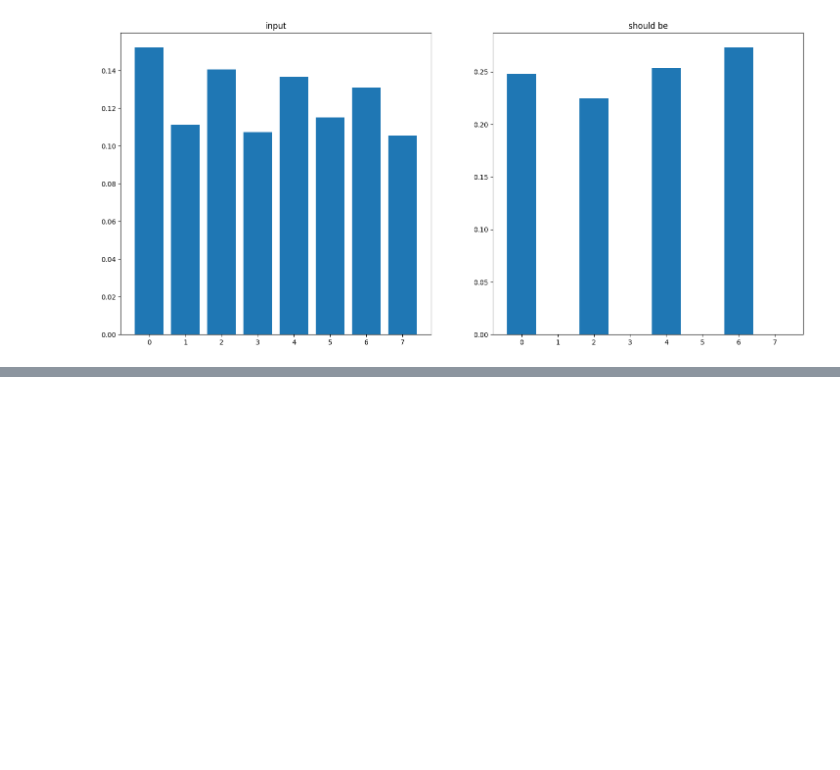
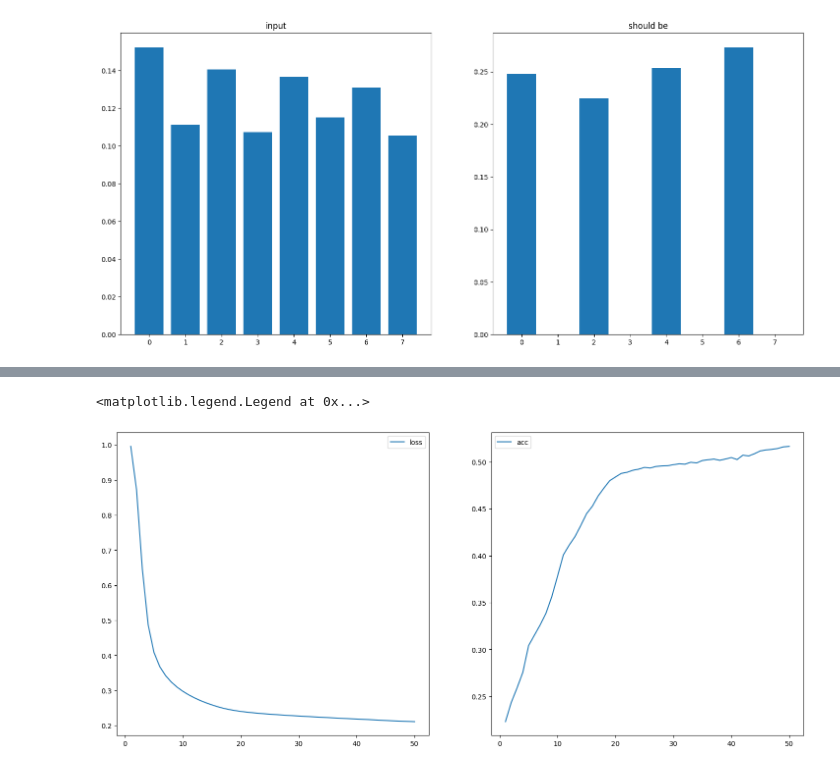
Before and after one commit to filipkojro/qw-defects, a Jupyter notebook: model_tests.ipynb, the cells around one changed output, grey strips where cells are left out. Drawn from its saved outputs; the diff is of its cells as text; code cells hidden in the pictures; blank space fills up the shorter version.

```diff
--- a/model_tests.ipynb
+++ b/model_tests.ipynb
@@ -132,3 +139,29 @@ for i in range(12):
 [figure]
 [figure]
 [figure]
+# %%
+cnnlayers = [
+    tf.keras.layers.Input(shape=(8,1)),
+    tf.keras.layers.Conv1D(2, 3, activation='relu'),
+    tf.keras.layers.Conv1D(4, 3, activation='relu'),
+    tf.keras.layers.Conv1D(8, 3, activation='relu'),
+    tf.keras.layers.Flatten(),
+    tf.keras.layers.Dense(8, activation='softmax'),
+]
+
+test_cnnmodel = tf.keras.Sequential(cnnlayers)
+
+test_cnnmodel.compile(
+    optimizer = tf.keras.optimizers.Adam(learning_rate=0.0001),
+    loss='kld',
+    metrics=[tf.keras.metrics.MeanAbsolutePercentageError()]
+)
+test_cnnmodel.summary()
+
+
+history = test_cnnmodel.fit(
+    X_train, y_train,
+    epochs=50,
+    batch_size=64,
+    # validation_split=0.2
+)
@@ -134,0 +204,14 @@ for i in range(12):
+# %%
+loss = history.history['loss']
+acc = history.history['acc']
+
+epochs = range(1, len(loss) + 1)
+
+fig, ax = plt.subplots(ncols=2, figsize=(18,8))
+ax[0].plot(epochs, loss, label="loss")
+ax[0].legend()
+ax[1].plot(epochs, acc, label="acc")
+ax[1].legend()
+# %% [output]
+<matplotlib.legend.Legend at 0x...>
+[figure, added]
```
Also changed, not shown: parts of 7 cells of this notebook, 1 other file.
